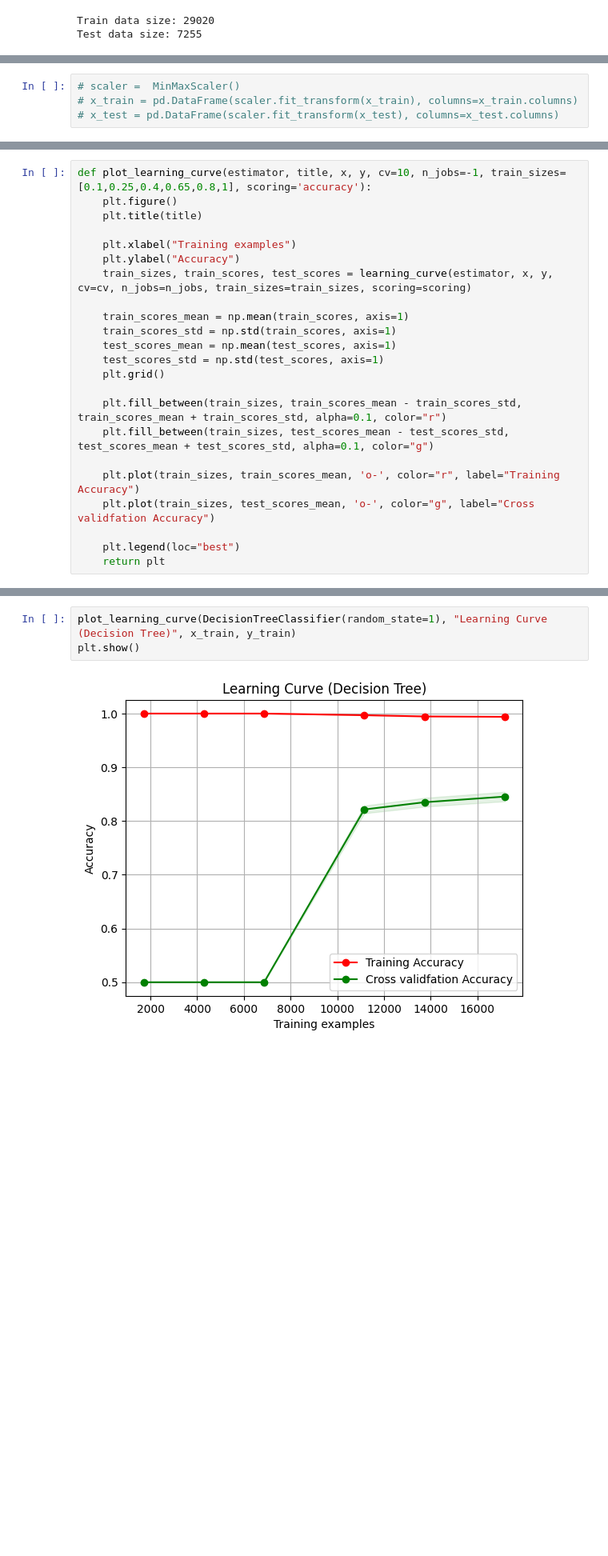
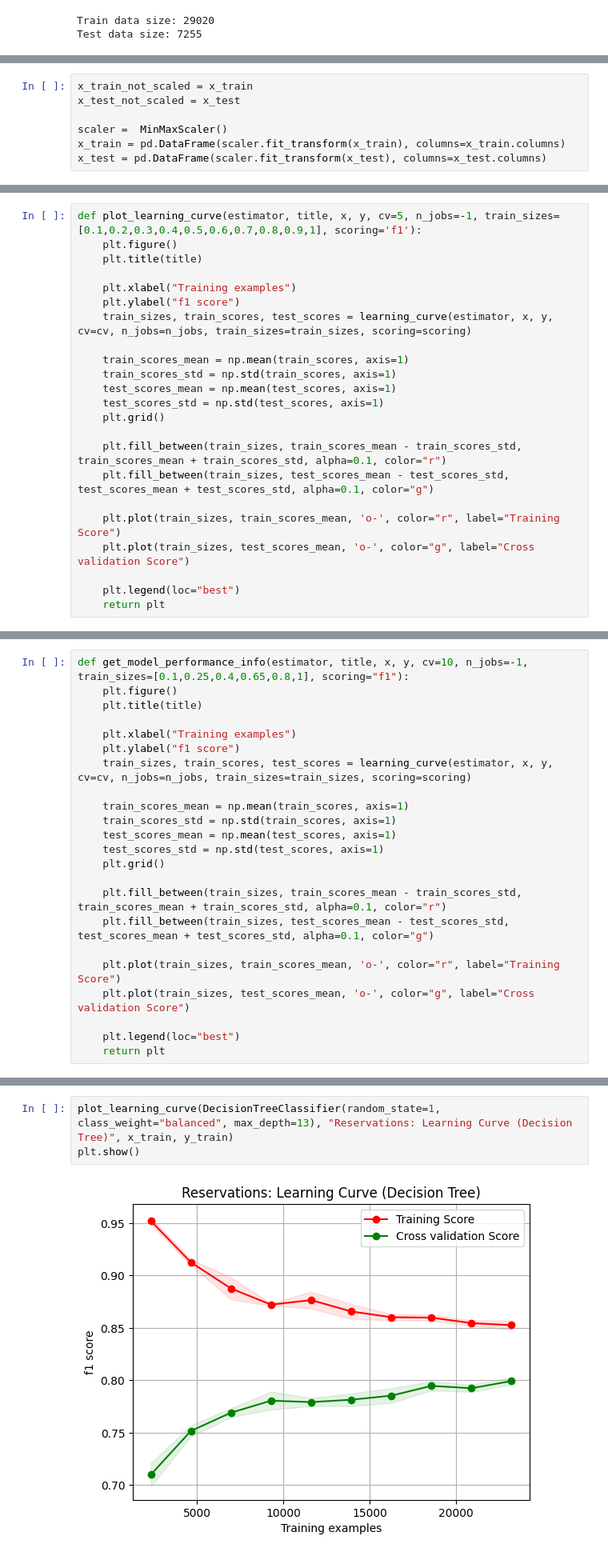
Before and after one commit to naralakamsani/supervised_learning, a Jupyter notebook: reservation_retention.ipynb, the cells around one changed output, grey strips where cells are left out. Shown at 80% size. Drawn from its saved outputs; the diff is of its cells as text; blank space fills up the shorter version.

```diff
--- a/reservation_retention.ipynb
+++ b/reservation_retention.ipynb
@@ -112,7 +134,10 @@ Name: booking_status, dtype: int64
 # %%
-# scaler =  MinMaxScaler()
-# x_train = pd.DataFrame(scaler.fit_transform(x_train), columns=x_train.columns)
-# x_test = pd.DataFrame(scaler.fit_transform(x_test), columns=x_test.columns)
+x_train_not_scaled = x_train
+x_test_not_scaled = x_test
+
+scaler =  MinMaxScaler()
+x_train = pd.DataFrame(scaler.fit_transform(x_train), columns=x_train.columns)
+x_test = pd.DataFrame(scaler.fit_transform(x_test), columns=x_test.columns)
 # %%
 x_train.head()
 # %% [output]
@@ -128,0 +179,23 @@ x_train.head()
+# %%
+def plot_learning_curve(estimator, title, x, y, cv=5, n_jobs=-1, train_sizes=[0.1,0.2,0.3,0.4,0.5,0.6,0.7,0.8,0.9,1], scoring='f1'):
+    plt.figure()
+    plt.title(title)
+
+    plt.xlabel("Training examples")
+    plt.ylabel("f1 score")
+    train_sizes, train_scores, test_scores = learning_curve(estimator, x, y, cv=cv, n_jobs=n_jobs, train_sizes=train_sizes, scoring=scoring)
+
+    train_scores_mean = np.mean(train_scores, axis=1)
+    train_scores_std = np.std(train_scores, axis=1)
+    test_scores_mean = np.mean(test_scores, axis=1)
+    test_scores_std = np.std(test_scores, axis=1)
+    plt.grid()
+
+    plt.fill_between(train_sizes, train_scores_mean - train_scores_std, train_scores_mean + train_scores_std, alpha=0.1, color="r")
+    plt.fill_between(train_sizes, test_scores_mean - test_scores_std, test_scores_mean + test_scores_std, alpha=0.1, color="g")
+
+    plt.plot(train_sizes, train_scores_mean, 'o-', color="r", label="Training Score")
+    plt.plot(train_sizes, test_scores_mean, 'o-', color="g", label="Cross validation Score")
+
+    plt.legend(loc="best")
+    return plt
@@ -129,10 +314,10 @@ x_train.head()
 # %%
-def plot_learning_curve(estimator, title, x, y, cv=10, n_jobs=-1, train_sizes=[0.1,0.25,0.4,0.65,0.8,1], scoring='accuracy'):
+def get_model_performance_info(estimator, title, x, y, cv=10, n_jobs=-1, train_sizes=[0.1,0.25,0.4,0.65,0.8,1], scoring="f1"):
     plt.figure()
     plt.title(title)
 
     plt.xlabel("Training examples")
-    plt.ylabel("Accuracy")
+    plt.ylabel("f1 score")
     train_sizes, train_scores, test_scores = learning_curve(estimator, x, y, cv=cv, n_jobs=n_jobs, train_sizes=train_sizes, scoring=scoring)
 
     train_scores_mean = np.mean(train_scores, axis=1)
@@ -144,8 +329,8 @@ def plot_learning_curve(estimator, title, x, y, cv=10, n_jobs=-1, train_sizes=[0
     plt.fill_between(train_sizes, train_scores_mean - train_scores_std, train_scores_mean + train_scores_std, alpha=0.1, color="r")
     plt.fill_between(train_sizes, test_scores_mean - test_scores_std, test_scores_mean + test_scores_std, alpha=0.1, color="g")
 
-    plt.plot(train_sizes, train_scores_mean, 'o-', color="r", label="Training Accuracy")
-    plt.plot(train_sizes, test_scores_mean, 'o-', color="g", label="Cross validfation Accuracy")
+    plt.plot(train_sizes, train_scores_mean, 'o-', color="r", label="Training Score")
+    plt.plot(train_sizes, test_scores_mean, 'o-', color="g", label="Cross validation Score")
 
     plt.legend(loc="best")
     return plt
@@ -261,5 +380,5 @@ plt.show()
 # %%
-plot_learning_curve(DecisionTreeClassifier(random_state=1), "Learning Curve (Decision Tree)", x_train, y_train)
+plot_learning_curve(DecisionTreeClassifier(random_state=1, class_weight="balanced", max_depth=13), "Reservations: Learning Curve (Decision Tree)", x_train, y_train)
 plt.show()
 # %% [output]
-[figure, old version]
+[figure, new version]
```
Also changed, not shown: parts of 85 cells of this notebook.
